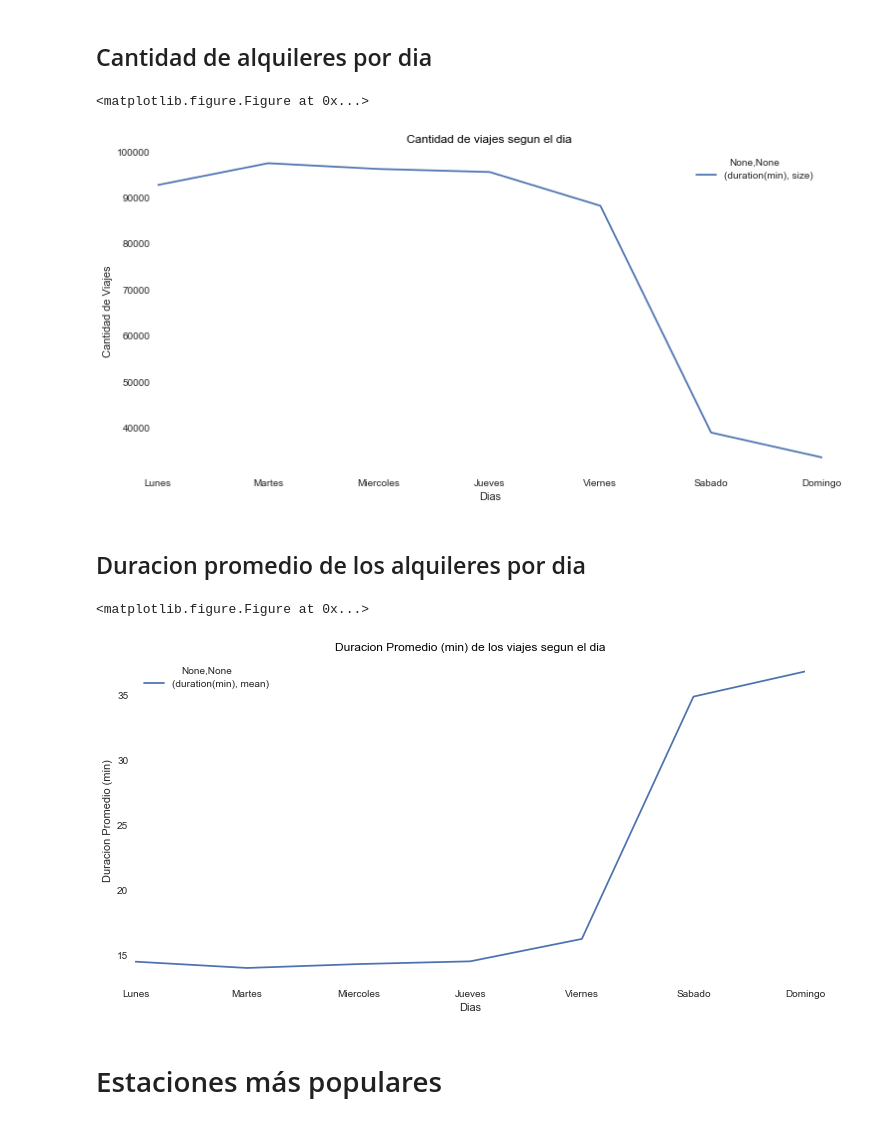
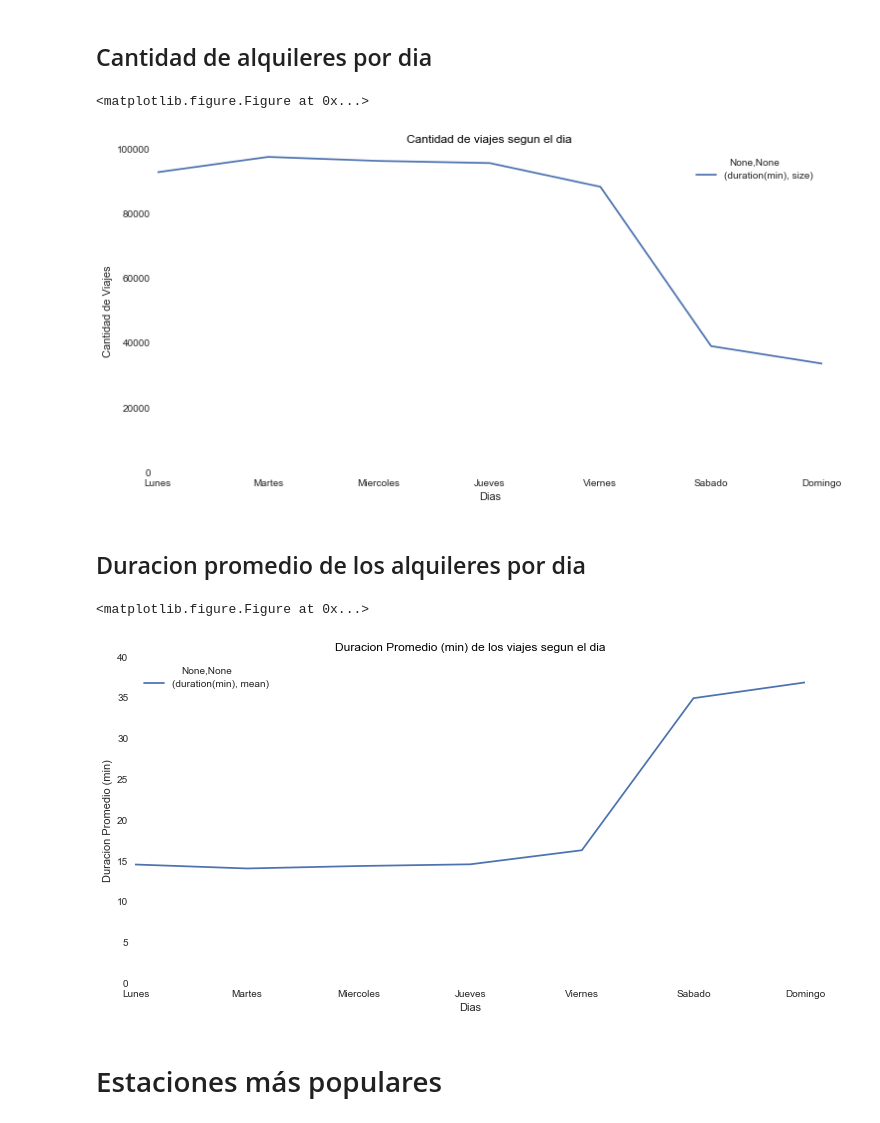
Before and after one commit to hernantain/Analisis-San-Francisco, a Jupyter notebook: analisis.ipynb, the cells around one changed output. Saved outputs shown, nothing was run; the diff lists cells and outputs as text; code cells hidden in the pictures.

```diff
--- a/analisis.ipynb
+++ b/analisis.ipynb
@@ -335,16 +335,17 @@ dif_day_trips_cant = dif_day_trips.groupby('weekday').agg([np.size])
 # %%
 f = plt.figure()
 ax = dif_day_trips_cant.plot(kind='line',figsize=(12,6))
 plt.title('Cantidad de viajes segun el dia', color='black')
 ax.set_facecolor('white')
 ax.set_xticklabels(['Lunes','Martes','Miercoles','Jueves','Viernes','Sabado','Domingo'])
 ax.set_ylabel('Cantidad de Viajes');
 ax.set_xlabel('Dias');
+ax.set_ylim(0,100000)
 a = ax.get_legend
 plt.show()
 # %% [output]
 <matplotlib.figure.Figure at 0x...>
-[figure, old version]
+[figure, new version]
 # %% [markdown]
 ## Duracion promedio de los alquileres por dia
 # %%
@@ -355,10 +356,11 @@ ax.set_xticklabels(['Lunes','Martes','Miercoles','Jueves','Viernes','Sabado','Do
 ax.set_facecolor('white')
 ax.set_ylabel('Duracion Promedio (min)');
 ax.set_xlabel('Dias');
+ax.set_ylim(0,40)
 plt.show()
 # %% [output]
 <matplotlib.figure.Figure at 0x...>
-[figure, old version]
+[figure, new version]
 # %% [markdown]
 # Estaciones más populares
 # %%
```
